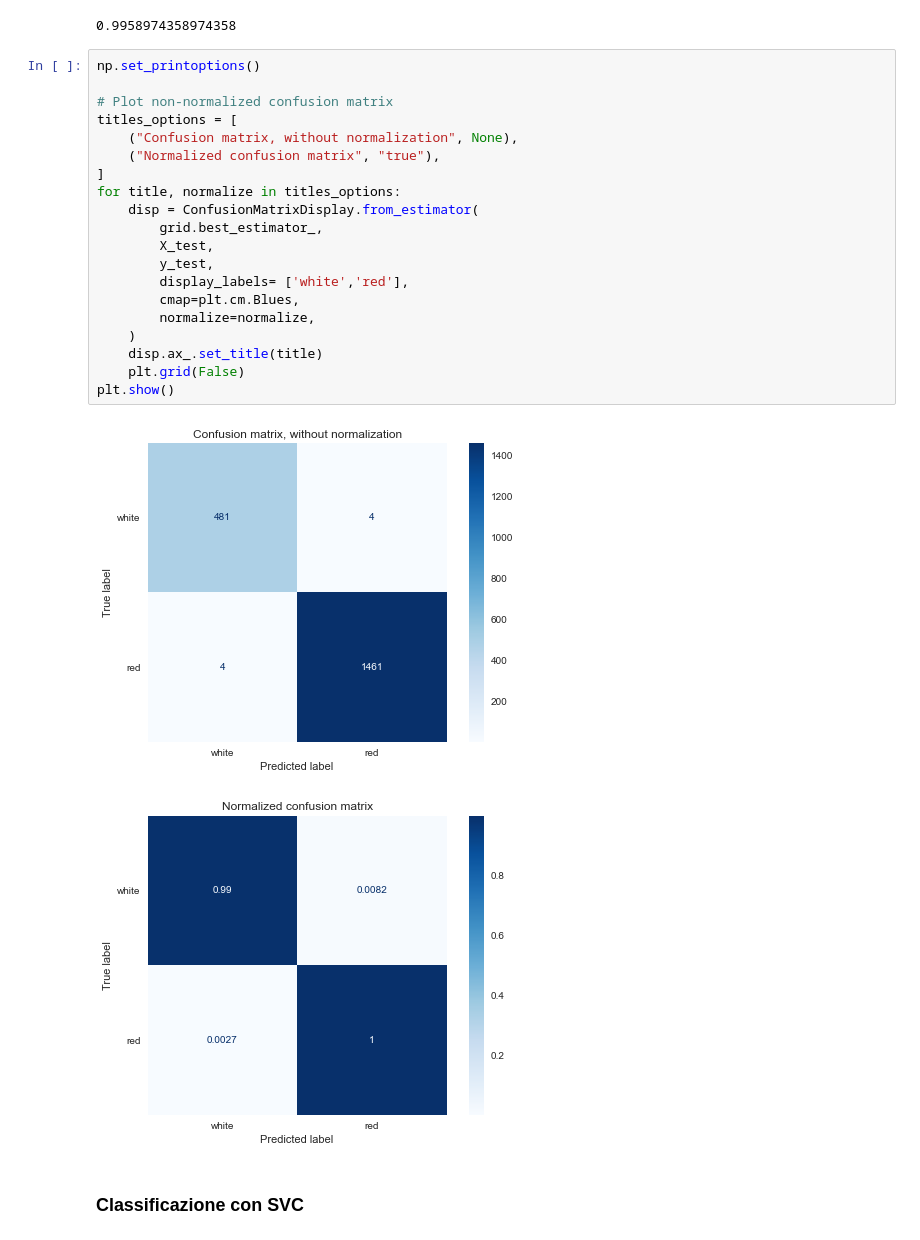
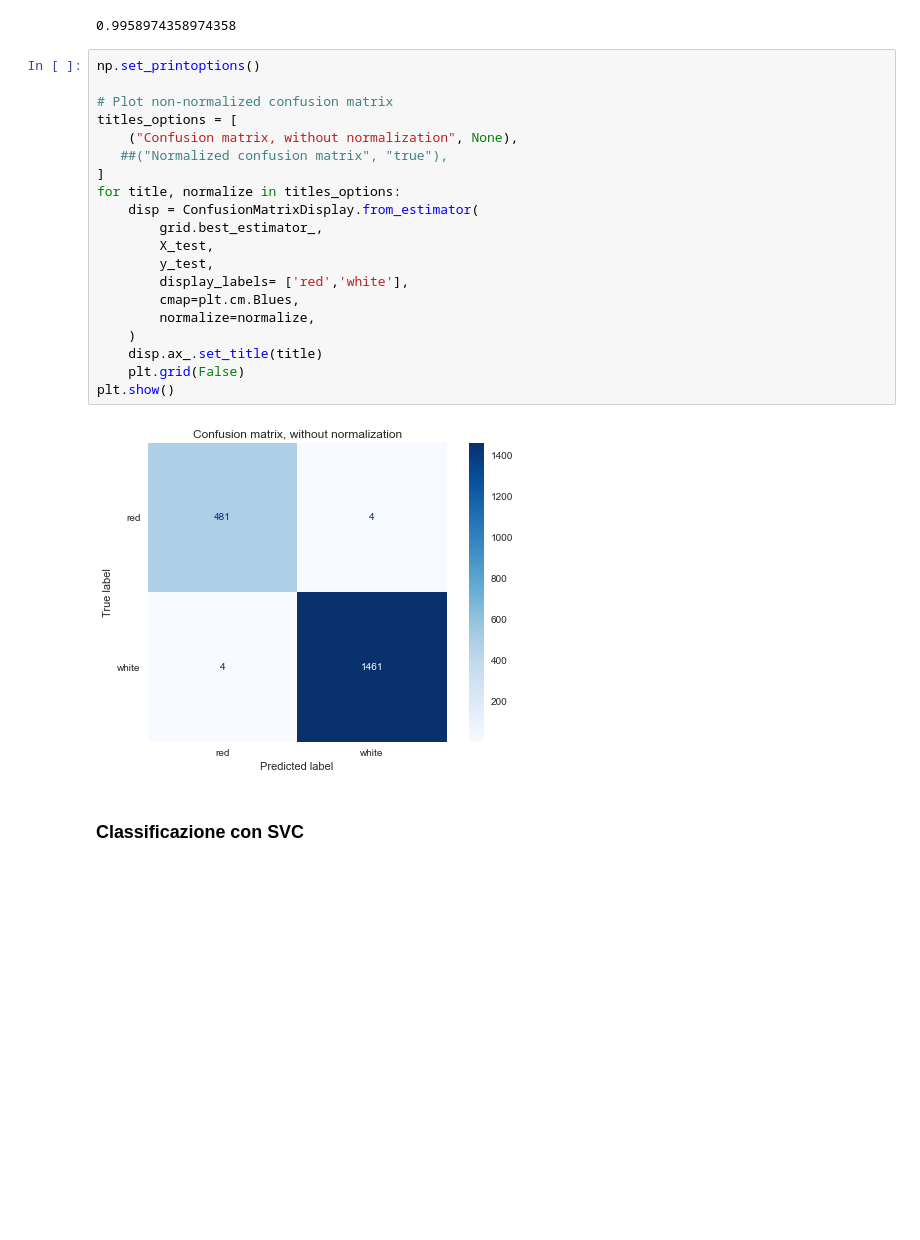
Before and after one commit to enrimon15/datascience-wine-quality, a Jupyter notebook: Wine Analysis-ML-classificazione-colore.ipynb, the cells around one changed output. Drawn from its saved outputs; the diff is of its cells as text; blank space fills up the shorter version.

```diff
--- a/Wine Analysis-ML-classificazione-colore.ipynb
+++ b/Wine Analysis-ML-classificazione-colore.ipynb
@@ -318,29 +318,28 @@ y_predicted_by_grid = grid.best_estimator_.predict(X_test)
 accuracy_score(y_test,y_predicted_by_grid)
 # %% [output]
 0.9958974358974358
-# %%
-np.set_printoptions()
-
-# Plot non-normalized confusion matrix
-titles_options = [
-    ("Confusion matrix, without normalization", None),
-    ("Normalized confusion matrix", "true"),
-]
-for title, normalize in titles_options:
-    disp = ConfusionMatrixDisplay.from_estimator(
-        grid.best_estimator_,
-        X_test,
-        y_test,
-        display_labels= ['white','red'],
-        cmap=plt.cm.Blues,
-        normalize=normalize,
-    )
-    disp.ax_.set_title(title)
-    plt.grid(False)
-plt.show()
-# %% [output]
-[figure, removed]
-[figure, removed]
+# %%
+np.set_printoptions()
+
+# Plot non-normalized confusion matrix
+titles_options = [
+    ("Confusion matrix, without normalization", None),
+   ##("Normalized confusion matrix", "true"),
+]
+for title, normalize in titles_options:
+    disp = ConfusionMatrixDisplay.from_estimator(
+        grid.best_estimator_,
+        X_test,
+        y_test,
+        display_labels= ['red','white'],
+        cmap=plt.cm.Blues,
+        normalize=normalize,
+    )
+    disp.ax_.set_title(title)
+    plt.grid(False)
+plt.show()
+# %% [output]
+[figure, added]
 # %% [markdown]
 ### Classificazione con SVC
 # %% [markdown]
```
Also changed, not shown: parts of 1 cell of this notebook.
